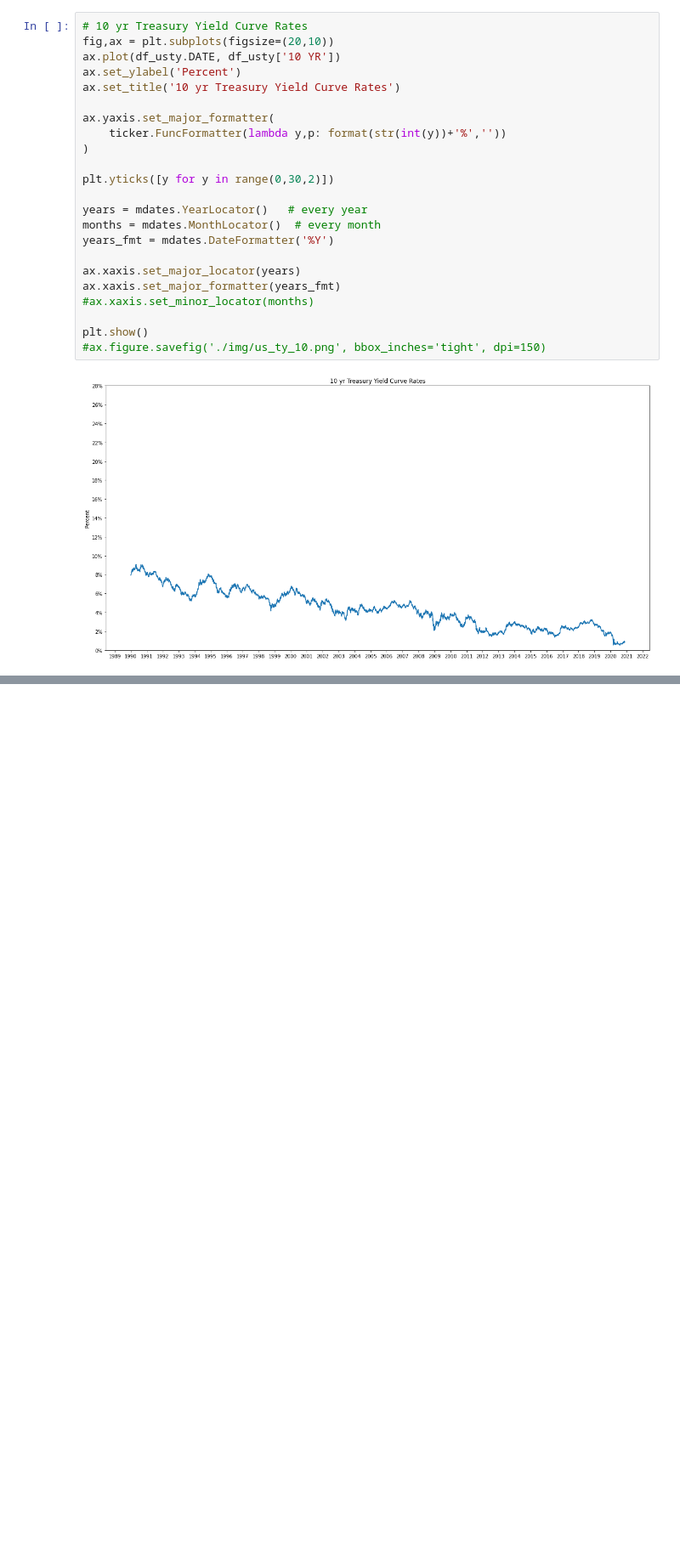
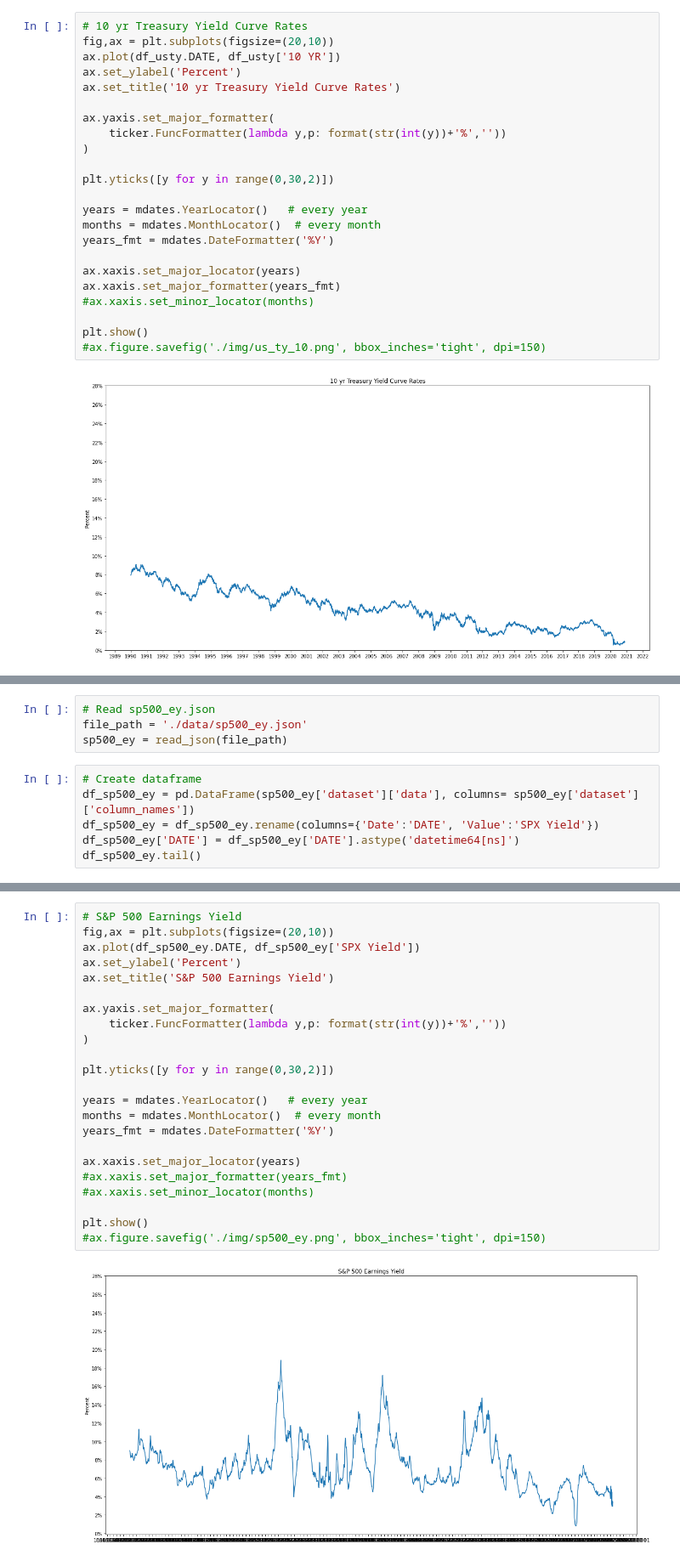
Before and after one commit to AmitSamra/Bonds, a Jupyter notebook: bonds.ipynb, the cells around one changed output, grey strips where cells are left out. Shown at 85% size. Cells and saved outputs as stored; diff of their text form; blank space fills up the shorter version.

Commit message:
Added SPX earnings yield df and plot

```diff
--- a/bonds.ipynb
+++ b/bonds.ipynb
@@ -279,0 +302,10 @@ plt.show()
+# %%
+# Read sp500_ey.json
+file_path = './data/sp500_ey.json'
+sp500_ey = read_json(file_path)
+# %%
+# Create dataframe
+df_sp500_ey = pd.DataFrame(sp500_ey['dataset']['data'], columns= sp500_ey['dataset']['column_names'])
+df_sp500_ey = df_sp500_ey.rename(columns={'Date':'DATE', 'Value':'SPX Yield'})
+df_sp500_ey['DATE'] = df_sp500_ey['DATE'].astype('datetime64[ns]')
+df_sp500_ey.tail()
@@ -280 +319,26 @@ plt.show()
+# %%
+# S&P 500 Earnings Yield
+fig,ax = plt.subplots(figsize=(20,10))
+ax.plot(df_sp500_ey.DATE, df_sp500_ey['SPX Yield'])
+ax.set_ylabel('Percent')
+ax.set_title('S&P 500 Earnings Yield')
+
+ax.yaxis.set_major_formatter(
+    ticker.FuncFormatter(lambda y,p: format(str(int(y))+'%',''))
+)
+
+plt.yticks([y for y in range(0,30,2)])
+
+years = mdates.YearLocator()   # every year
+months = mdates.MonthLocator()  # every month
+years_fmt = mdates.DateFormatter('%Y')
+
+ax.xaxis.set_major_locator(years)
+#ax.xaxis.set_major_formatter(years_fmt)
+#ax.xaxis.set_minor_locator(months)
+
+plt.show()
+#ax.figure.savefig('./img/sp500_ey.png', bbox_inches='tight', dpi=150)
+# %% [output]
+[figure, added]
 # %% [markdown]
```
Also changed, not shown: parts of 9 cells of this notebook.
